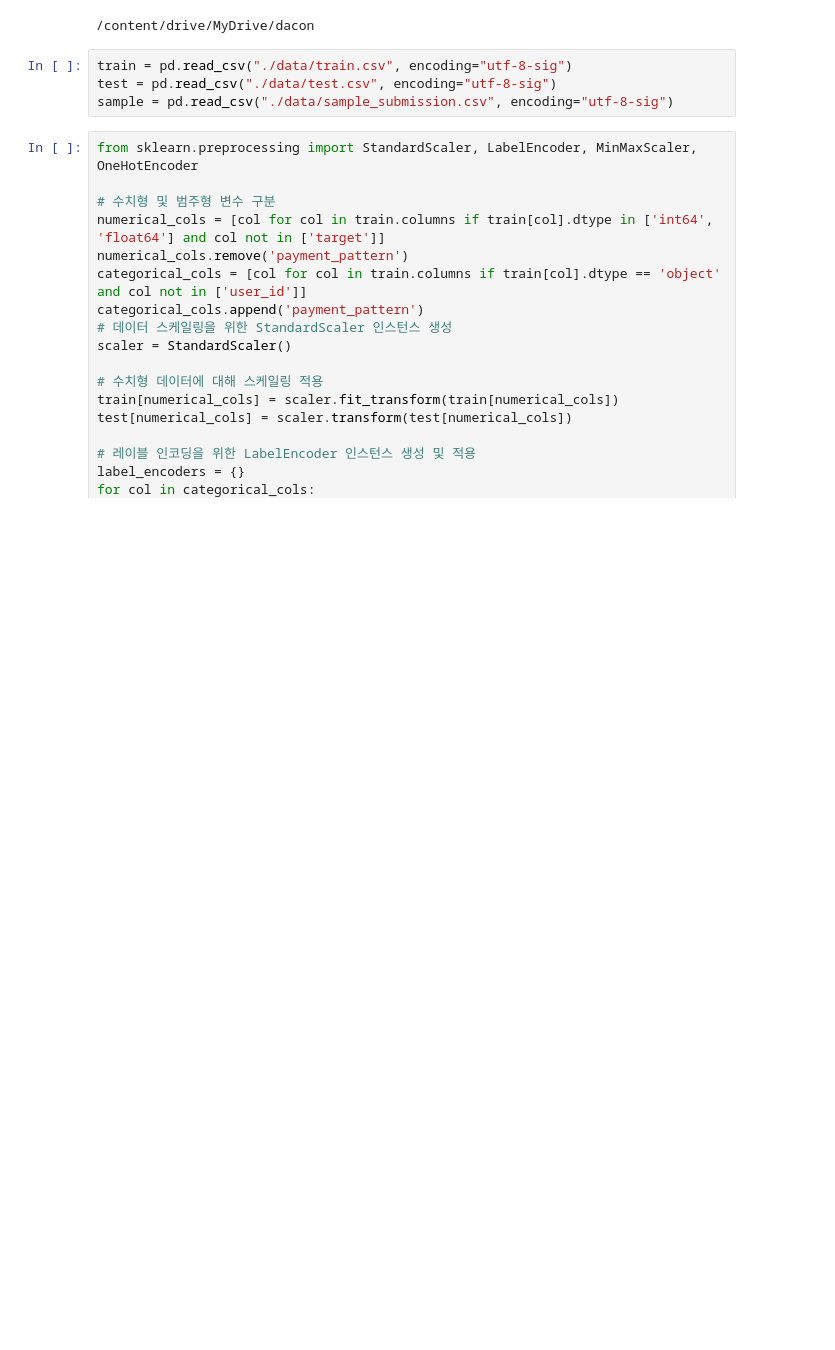
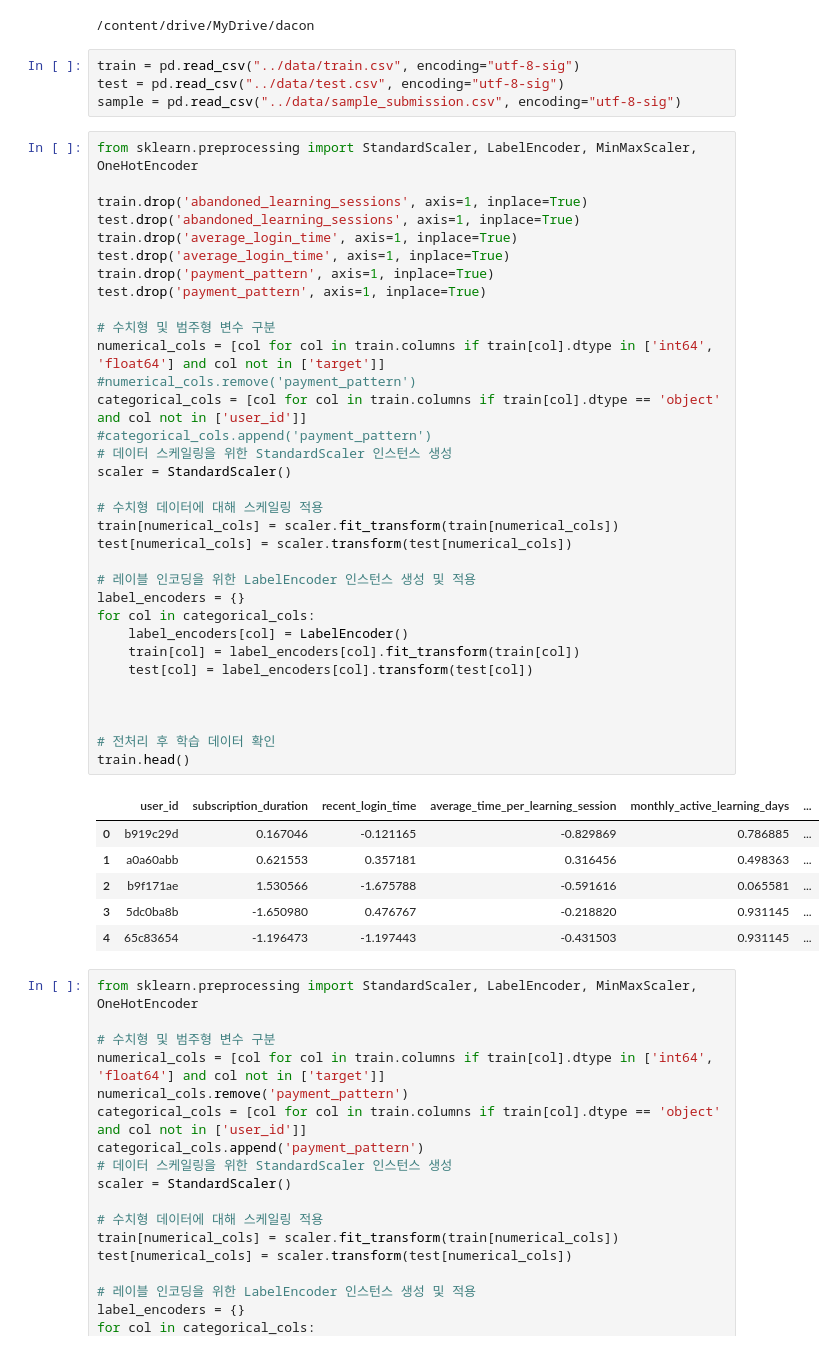
Before and after one commit to yoonjae97/edu_platform_sub_renewal_prediction, a Jupyter notebook: raw_model/mlp.ipynb, the cells around one changed output. Drawn from its saved outputs; the diff is of its cells as text; blank space fills up the shorter version.

```diff
--- a/raw_model/mlp.ipynb
+++ b/raw_model/mlp.ipynb
@@ -13,9 +13,49 @@ import warnings
 # %% [output]
 /content/drive/MyDrive/dacon
 # %%
-train = pd.read_csv("./data/train.csv", encoding="utf-8-sig")
-test = pd.read_csv("./data/test.csv", encoding="utf-8-sig")
-sample = pd.read_csv("./data/sample_submission.csv", encoding="utf-8-sig")
+train = pd.read_csv("../data/train.csv", encoding="utf-8-sig")
+test = pd.read_csv("../data/test.csv", encoding="utf-8-sig")
+sample = pd.read_csv("../data/sample_submission.csv", encoding="utf-8-sig")
+# %%
+from sklearn.preprocessing import StandardScaler, LabelEncoder, MinMaxScaler, OneHotEncoder
+
+train.drop('abandoned_learning_sessions', axis=1, inplace=True)
+test.drop('abandoned_learning_sessions', axis=1, inplace=True)
+train.drop('average_login_time', axis=1, inplace=True)
+test.drop('average_login_time', axis=1, inplace=True)
+train.drop('payment_pattern', axis=1, inplace=True)
+test.drop('payment_pattern', axis=1, inplace=True)
+
+# 수치형 및 범주형 변수 구분
+numerical_cols = [col for col in train.columns if train[col].dtype in ['int64', 'float64'] and col not in ['target']]
+#numerical_cols.remove('payment_pattern')
+categorical_cols = [col for col in train.columns if train[col].dtype == 'object' and col not in ['user_id']]
+#categorical_cols.append('payment_pattern')
+# 데이터 스케일링을 위한 StandardScaler 인스턴스 생성
+scaler = StandardScaler()
+
+# 수치형 데이터에 대해 스케일링 적용
+train[numerical_cols] = scaler.fit_transform(train[numerical_cols])
+test[numerical_cols] = scaler.transform(test[numerical_cols])
+
+# 레이블 인코딩을 위한 LabelEncoder 인스턴스 생성 및 적용
+label_encoders = {}
+for col in categorical_cols:
+    label_encoders[col] = LabelEncoder()
+    train[col] = label_encoders[col].fit_transform(train[col])
+    test[col] = label_encoders[col].transform(test[col])
+
+
+
+# 전처리 후 학습 데이터 확인
+train.head()
+# %% [output]
+|  | user_id | subscription_duration | recent_login_time | average_time_per_learning_session | monthly_active_learning_days | ... |
+| 0 | b919c29d | 0.167046 | -0.121165 | -0.829869 | 0.786885 | ... |
+| 1 | a0a60abb | 0.621553 | 0.357181 | 0.316456 | 0.498363 | ... |
+| 2 | b9f171ae | 1.530566 | -1.675788 | -0.591616 | 0.065581 | ... |
+| 3 | 5dc0ba8b | -1.650980 | 0.476767 | -0.218820 | 0.931145 | ... |
+| 4 | 65c83654 | -1.196473 | -1.197443 | -0.431503 | 0.931145 | ... |
 # %%
 from sklearn.preprocessing import StandardScaler, LabelEncoder, MinMaxScaler, OneHotEncoder
 
```
Also changed, not shown: parts of 1 cell of this notebook, 13 other files.
